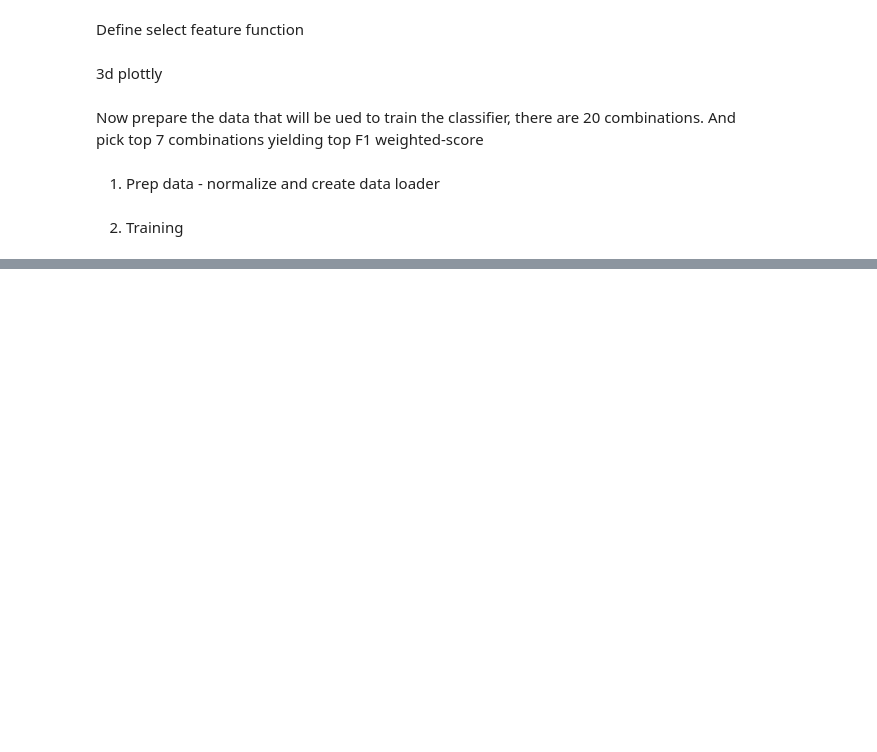
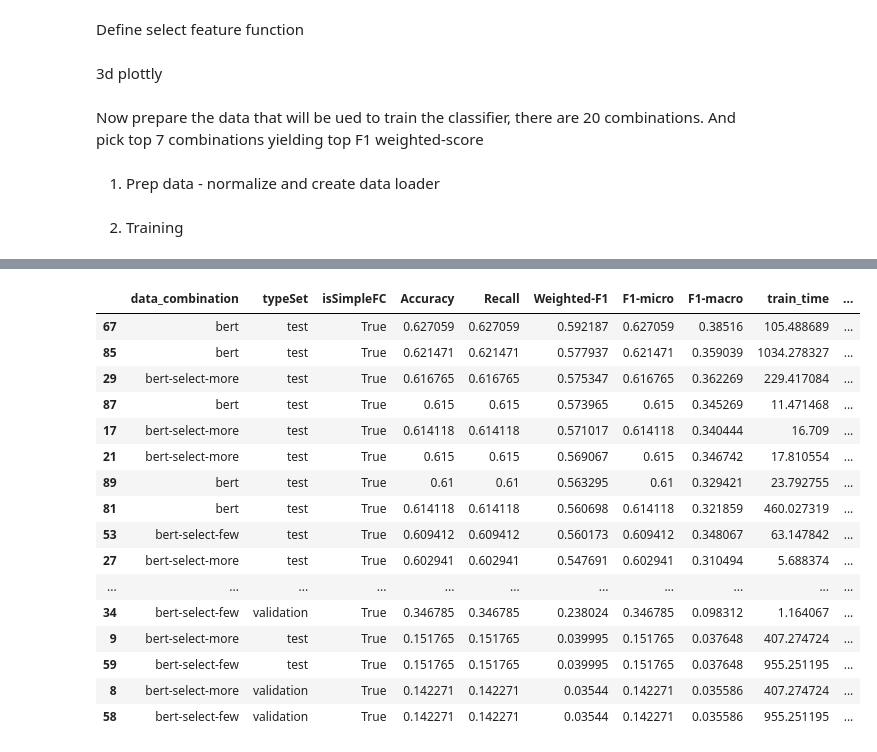
Before and after one commit to ELIJDAYO/ER_GAT, a Jupyter notebook: emotionClassifier2.ipynb, the cells around one changed output, grey strips where cells are left out. Drawn from its saved outputs; the diff is of its cells as text; code cells hidden in the pictures; blank space fills up the shorter version.

```diff
--- a/emotionClassifier2.ipynb
+++ b/emotionClassifier2.ipynb
@@ -1510,0 +1151,39 @@ Weighted F1 Score: 0.3059
+# %%
+file_path = "data/dump/" + dataset_path + "/BERT_data_for_classifier/results/simple_classifier_tuned_Df.pkl"
+checkFile = os.path.isfile(file_path)
+
+if checkFile:
+    with open(file_path, "rb") as file:
+        total_results2_sorted = pickle.load(file)
+else:
+    total_results2 = hyperparamTuning(selectedTrainList, selectedTestList, selectedValList, \
+                                     y_train, y_test, y_val, True, param_grid2, indices2)
+
+    total_results2_sorted = total_results2.sort_values(by='Weighted-F1', ascending=False)
+    with open(file_path, 'wb') as file:
+        pickle.dump(total_results2_sorted, file)
+# %%
+pd.set_option('display.max_rows', None)  # Show all rows
+pd.set_option('display.max_columns', None)  # Show all columns
+pd.set_option('display.width', None)  # Don't limit the width of the display
+pd.set_option('display.max_colwidth', None)  # Don't truncate column content
+
+total_results2_sorted
+# %% [output]
+|  | data_combination | typeSet | isSimpleFC | Accuracy | Recall | Weighted-F1 | F1-micro | F1-macro | train_time | ... |
+| 67 | bert | test | True | 0.627059 | 0.627059 | 0.592187 | 0.627059 | 0.38516 | 105.488689 | ... |
+| 85 | bert | test | True | 0.621471 | 0.621471 | 0.577937 | 0.621471 | 0.359039 | 1034.278327 | ... |
+| 29 | bert-select-more | test | True | 0.616765 | 0.616765 | 0.575347 | 0.616765 | 0.362269 | 229.417084 | ... |
+| 87 | bert | test | True | 0.615 | 0.615 | 0.573965 | 0.615 | 0.345269 | 11.471468 | ... |
+| 17 | bert-select-more | test | True | 0.614118 | 0.614118 | 0.571017 | 0.614118 | 0.340444 | 16.709 | ... |
+| 21 | bert-select-more | test | True | 0.615 | 0.615 | 0.569067 | 0.615 | 0.346742 | 17.810554 | ... |
+| 89 | bert | test | True | 0.61 | 0.61 | 0.563295 | 0.61 | 0.329421 | 23.792755 | ... |
+| 81 | bert | test | True | 0.614118 | 0.614118 | 0.560698 | 0.614118 | 0.321859 | 460.027319 | ... |
+| 53 | bert-select-few | test | True | 0.609412 | 0.609412 | 0.560173 | 0.609412 | 0.348067 | 63.147842 | ... |
+| 27 | bert-select-more | test | True | 0.602941 | 0.602941 | 0.547691 | 0.602941 | 0.310494 | 5.688374 | ... |
+| ... | ... | ... | ... | ... | ... | ... | ... | ... | ... | ... |
+| 34 | bert-select-few | validation | True | 0.346785 | 0.346785 | 0.238024 | 0.346785 | 0.098312 | 1.164067 | ... |
+| 9 | bert-select-more | test | True | 0.151765 | 0.151765 | 0.039995 | 0.151765 | 0.037648 | 407.274724 | ... |
+| 59 | bert-select-few | test | True | 0.151765 | 0.151765 | 0.039995 | 0.151765 | 0.037648 | 955.251195 | ... |
+| 8 | bert-select-more | validation | True | 0.142271 | 0.142271 | 0.03544 | 0.142271 | 0.035586 | 407.274724 | ... |
+| 58 | bert-select-few | validation | True | 0.142271 | 0.142271 | 0.03544 | 0.142271 | 0.035586 | 955.251195 | ... |
```
Also changed, not shown: parts of 49 cells of this notebook, 5 other files.
